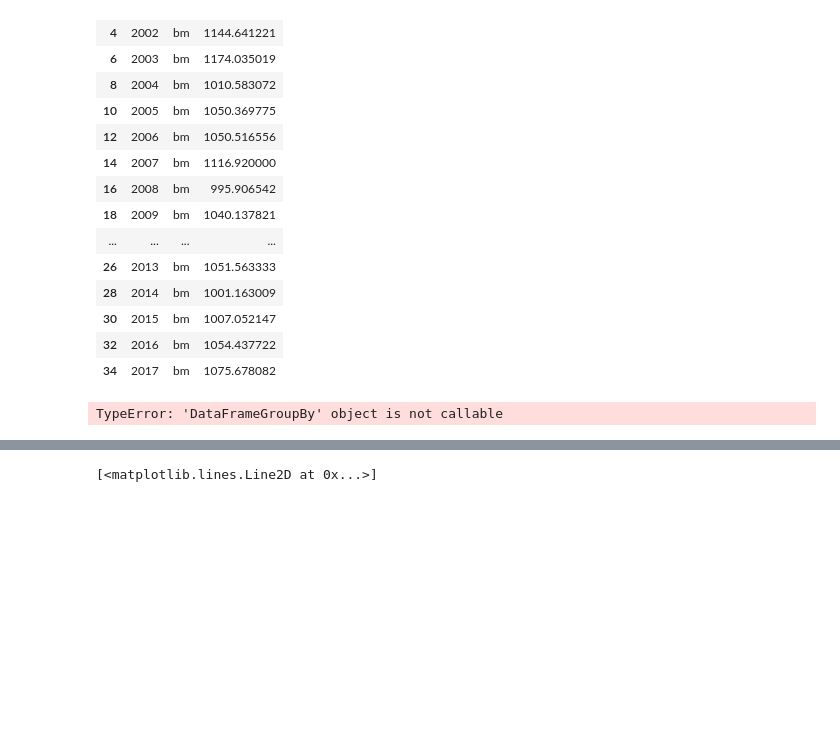
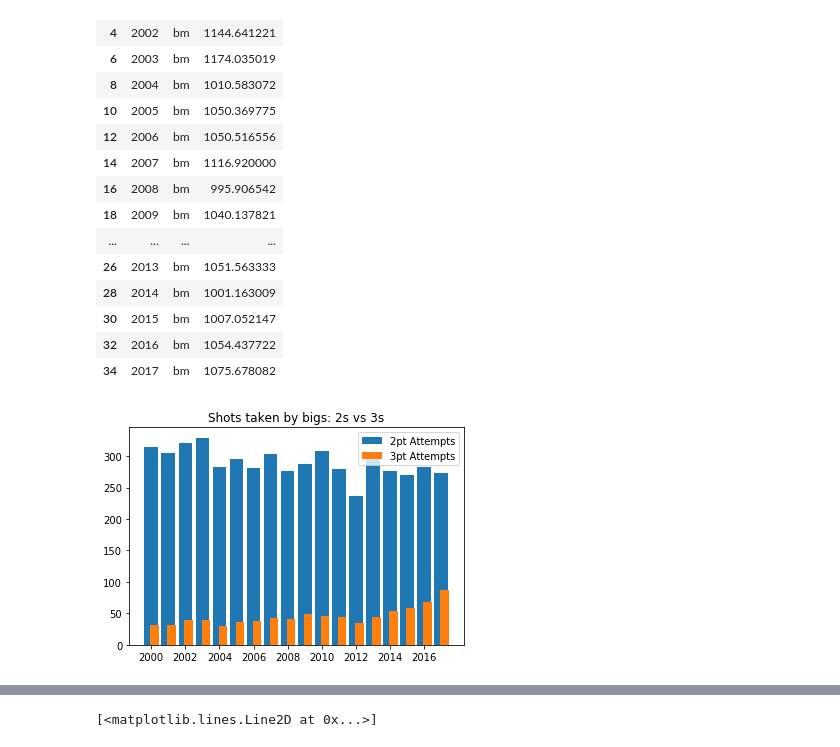
Before and after one commit to logan7734/Project1_repo, a Jupyter notebook: andrew_project_1_code.ipynb, the cells around one changed output, grey strips where cells are left out. Drawn from its saved outputs; the diff is of its cells as text; code cells hidden in the pictures; blank space fills up the shorter version.

Commit message:
adding code for wednesday w/ lots of new graphs

```diff
--- a/andrew_project_1_code.ipynb
+++ b/andrew_project_1_code.ipynb
@@ -828,8 +828,28 @@ sample_bm
 | 30 | 2015 | bm | 1007.052147 |
 | 32 | 2016 | bm | 1054.437722 |
 | 34 | 2017 | bm | 1075.678082 |
-# %%
-x = sm_df('Year')
-print(x)
-# %% [output]
-TypeError: 'DataFrameGroupBy' object is not callable
+# %%
+#creating a plot for all big men 3 pt attempts
+three_pt_att_gb = sm_df['3PA'].mean()
+two_pt_att_gb = sm_df['2PA'].mean()
+three_pt_att_gb = three_pt_att_gb.reset_index()
+two_pt_att_gb = two_pt_att_gb.reset_index()
+
+
+#sample.head()
+#plt.bar(sample['Year'], sample.MP)
+
+three_pt_att_bm = three_pt_att_gb.loc[three_pt_att_gb["bm"]=="bm"]
+two_pt_att_bm = two_pt_att_gb.loc[two_pt_att_gb['bm']=='bm']
+
+plt.bar(two_pt_att_bm['Year'] + 0, two_pt_att_bm['2PA'], width = .8,
+      label = '2pt Attempts')
+plt.bar(three_pt_att_bm['Year'] + 0.2, three_pt_att_bm['3PA'], width = 0.5,
+      label = '3pt Attempts')
+plt.xticks(np.arange(2000,2018, step=2))
+plt.legend()
+plt.title('Shots taken by bigs: 2s vs 3s')
+
+plt.show()
+# %% [output]
+[figure, added]
```
Also changed, not shown: parts of 5 cells of this notebook, 1 other file.
